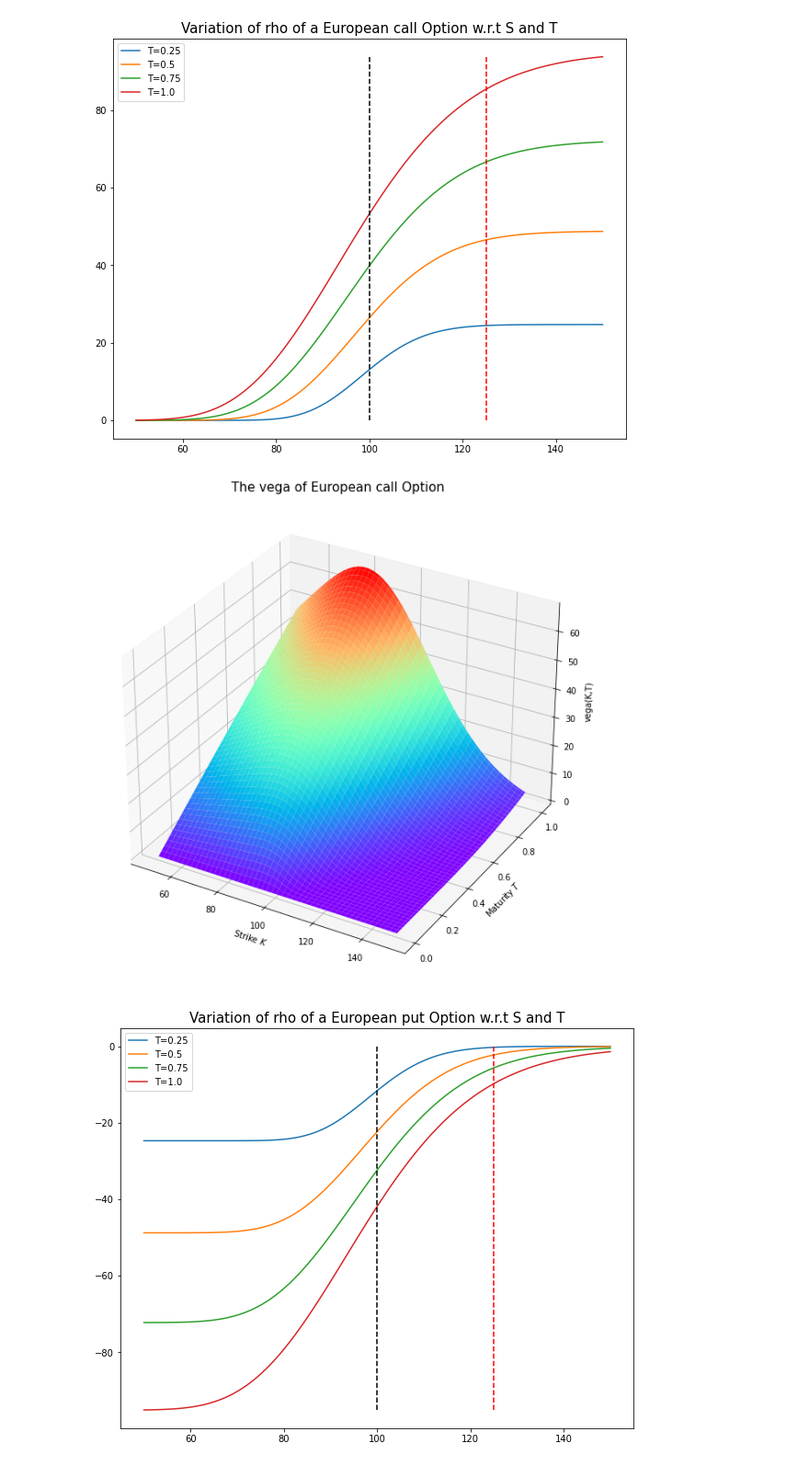
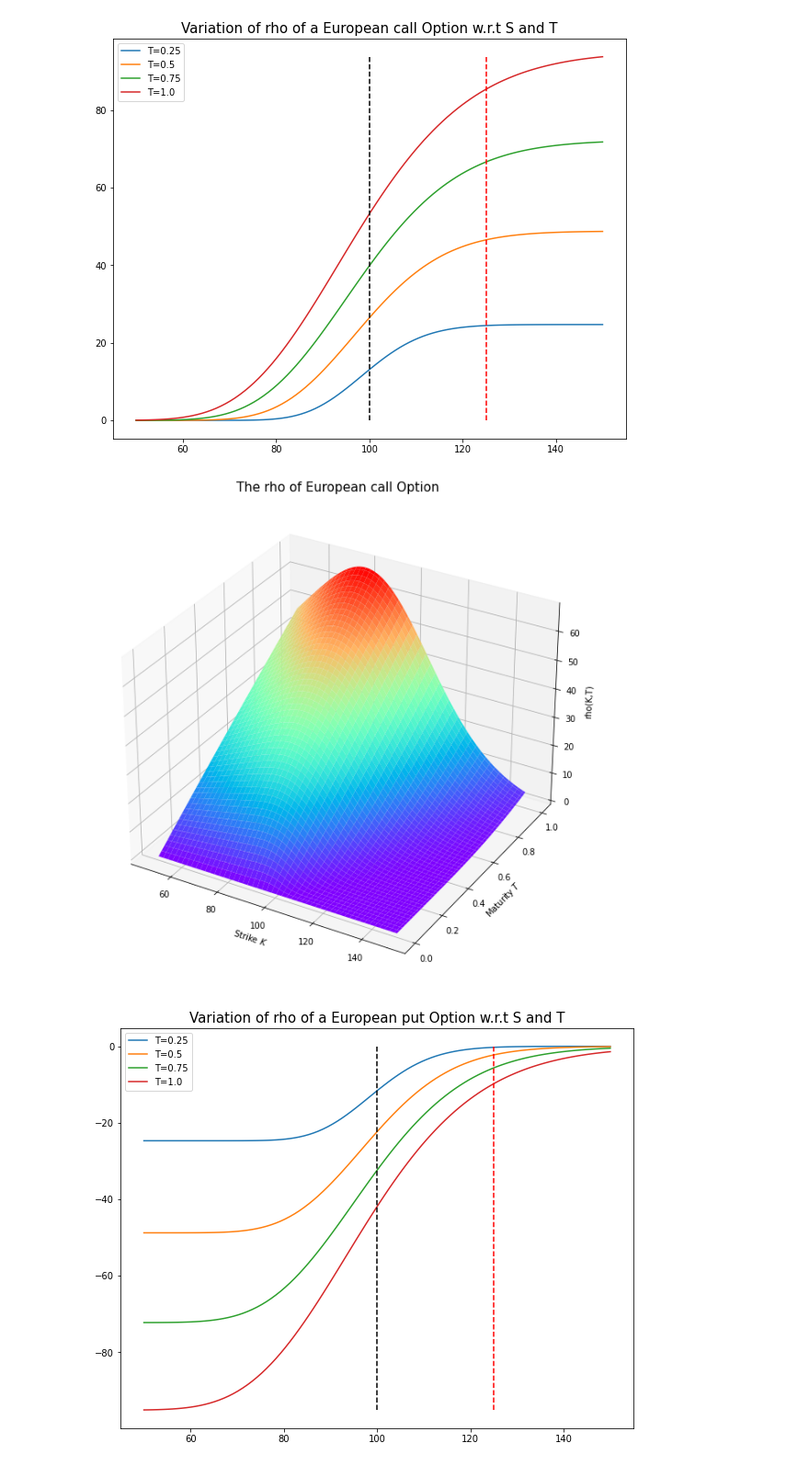
Before and after one commit to BruceWang0729/option-pricing-theory, a Jupyter notebook: Greeks for Option.ipynb, the cells around one changed output. Shown at 92% size. Cells and saved outputs as stored; diff of their text form; code cells hidden in the pictures.

```diff
--- a/Greeks for Option.ipynb
+++ b/Greeks for Option.ipynb
@@ -330,9 +394,9 @@ Greeks_2D(BSM_Rho,'rho','call')
 # %% [output]
 [figure]
 # %%
-Greeks_3D(BSM_Rho,'vega','call')
+Greeks_3D(BSM_Rho,'rho','call')
 # %% [output]
-[figure, old version]
+[figure, new version]
 # %%
 Greeks_2D(BSM_Rho,'rho','put')
 # %% [output]
```
Also changed, not shown: parts of 35 cells of this notebook.
